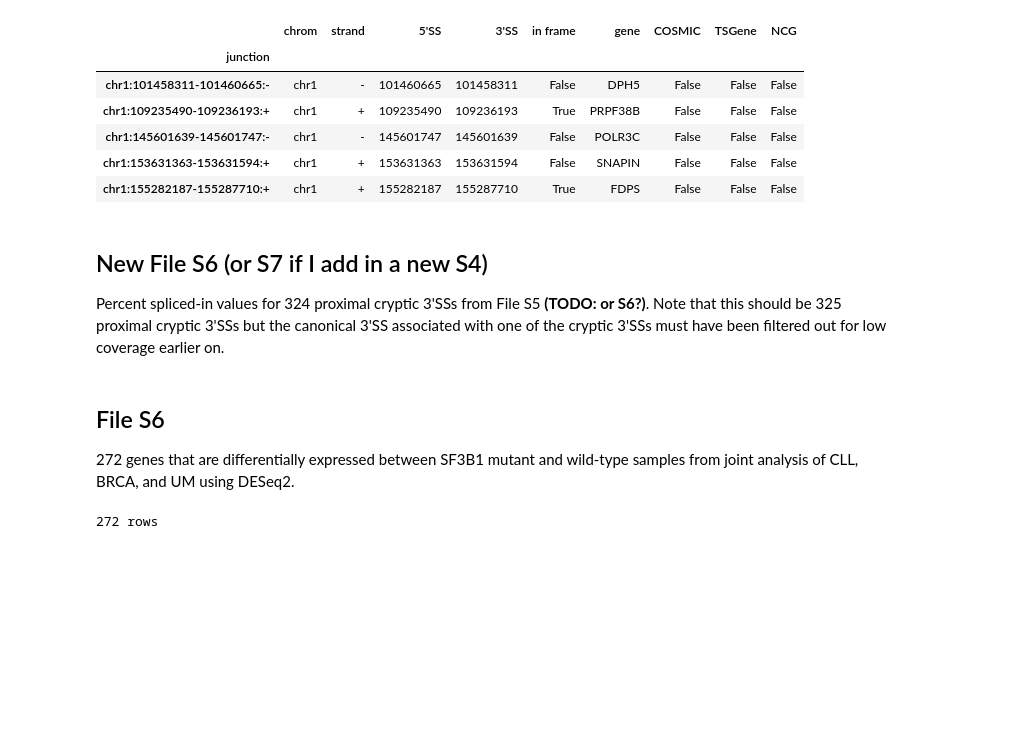
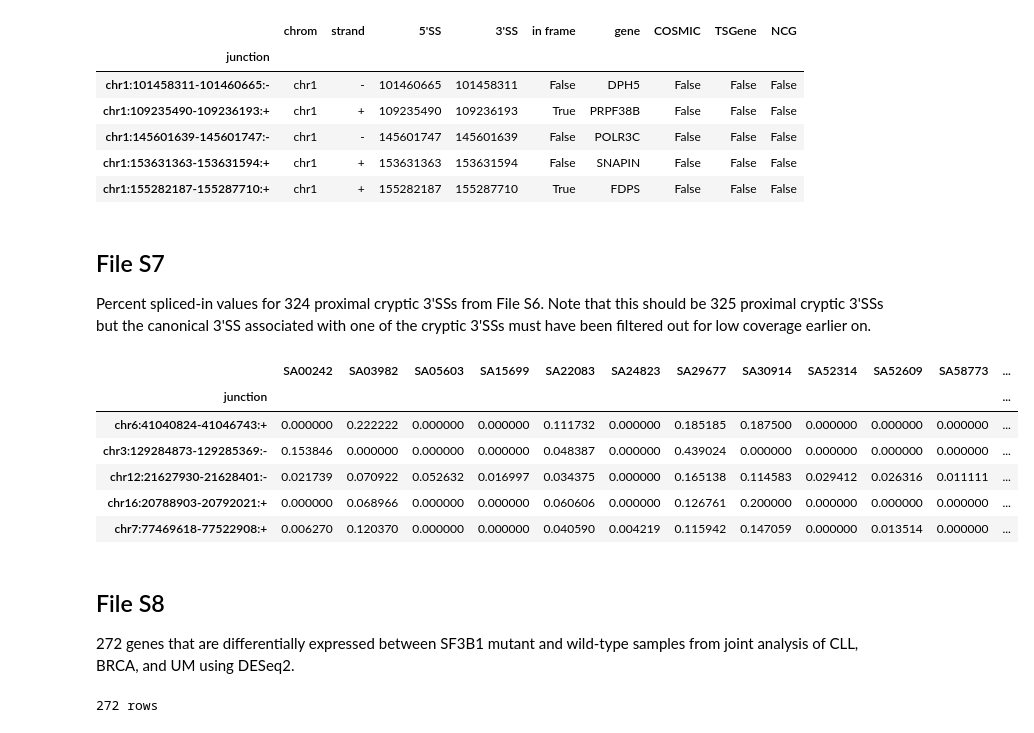
Before and after one commit to cdeboever3/deboever-sf3b1-2015, a Jupyter notebook: notebooks/supporting_files.ipynb, the cells around one changed output. Saved outputs shown, nothing was run; the diff lists cells and outputs as text; code cells hidden in the pictures; blank space fills up the shorter version.

```diff
--- a/notebooks/supporting_files.ipynb
+++ b/notebooks/supporting_files.ipynb
@@ -283,44 +294,54 @@ file_s05.head()
 | chr1:153631363-153631594:+ | chr1 | + | 153631363 | 153631594 | False | SNAPIN | False | False | False |
 | chr1:155282187-155287710:+ | chr1 | + | 155282187 | 155287710 | True | FDPS | False | False | False |
 # %% [markdown]
-## New File S6 (or S7 if I add in a new S4)
+## File S7
 
 Percent spliced-in values for 324 proximal cryptic 3'SSs from
-File S5 **(TODO: or S6?)**. Note that this should be 325 proximal cryptic 3'SSs
+File S6. Note that this should be 325 proximal cryptic 3'SSs
 but the canonical 3'SS associated with one of the cryptic 3'SSs
 must have been filtered out for low coverage earlier on.
 # %%
 counts = pd.read_table(ds.cll_sj_counts,
                        index_col=0,
                        header=0)
 
 results = pd.read_table(ds.cll_dexseq_results,
                         index_col=0,
                         header=0)
 
 df = results[(results.padjust < ds.dexseq_p_cutoff) &
              (results.downstream_acceptor_dist <= 30) &
              (results.downstream_acceptor_dist >= 10) &
              (results['log2fold(MUT/WT)'] > 0)]
 
 # annot_jxns: index is cryptic 3'SSs, values are associated canonical 3'SSs.
 annot_jxns = pd.Series(results.ix[df.index].apply(lambda x: ds.get_annotated_jxn(x), axis=1))
-psi = counts.ix[annot_jxns.index].values / (counts.ix[annot_jxns.index].values +
+cll_psi = counts.ix[annot_jxns.index].values / (counts.ix[annot_jxns.index].values +
                                             counts.ix[annot_jxns.values].values)
-psi = pd.DataFrame(psi, index=annot_jxns.index,
+cll_psi = pd.DataFrame(cll_psi, index=annot_jxns.index,
                    columns=counts.columns)
 # Rows that are entirely NAs mean that we don't have counts for
 # the associated canonical junction (because it didn't have 20
 # reads summed over all samples)
-psi = psi.dropna(how='all')
+cll_psi = cll_psi.dropna(how='all')
 # Some individual entries will be NaN's because there no coverage
 # for either the cryptic or the canonical junction in a given sample.
 # I'll replace these with zeros although they could potentially be left
 # as NaN's?
-psi = psi.replace(np.nan, 0)
-# TODO: This is ready to go.
+cll_psi = cll_psi.replace(np.nan, 0)
+cll_psi.to_csv(os.path.join(outdir, 'file_s07.tsv'),
+                sep='\t', index=False)
+cll_psi.head()
+# %% [output]
+|  | SA00242 | SA03982 | SA05603 | SA15699 | SA22083 | SA24823 | SA29677 | SA30914 | SA52314 | SA52609 | SA58773 | ... |
+| junction |  |  |  |  |  |  |  |  |  |  |  | ... |
+| chr6:41040824-41046743:+ | 0.000000 | 0.222222 | 0.000000 | 0.000000 | 0.111732 | 0.000000 | 0.185185 | 0.187500 | 0.000000 | 0.000000 | 0.000000 | ... |
+| chr3:129284873-129285369:- | 0.153846 | 0.000000 | 0.000000 | 0.000000 | 0.048387 | 0.000000 | 0.439024 | 0.000000 | 0.000000 | 0.000000 | 0.000000 | ... |
+| chr12:21627930-21628401:- | 0.021739 | 0.070922 | 0.052632 | 0.016997 | 0.034375 | 0.000000 | 0.165138 | 0.114583 | 0.029412 | 0.026316 | 0.011111 | ... |
+| chr16:20788903-20792021:+ | 0.000000 | 0.068966 | 0.000000 | 0.000000 | 0.060606 | 0.000000 | 0.126761 | 0.200000 | 0.000000 | 0.000000 | 0.000000 | ... |
+| chr7:77469618-77522908:+ | 0.006270 | 0.120370 | 0.000000 | 0.000000 | 0.040590 | 0.004219 | 0.115942 | 0.147059 | 0.000000 | 0.013514 | 0.000000 | ... |
 # %% [markdown]
-## File S6
+## File S8
 
 272 genes that are differentially expressed between
 SF3B1 mutant and wild-type samples from joint analysis
```
Also changed, not shown: parts of 12 cells of this notebook.
